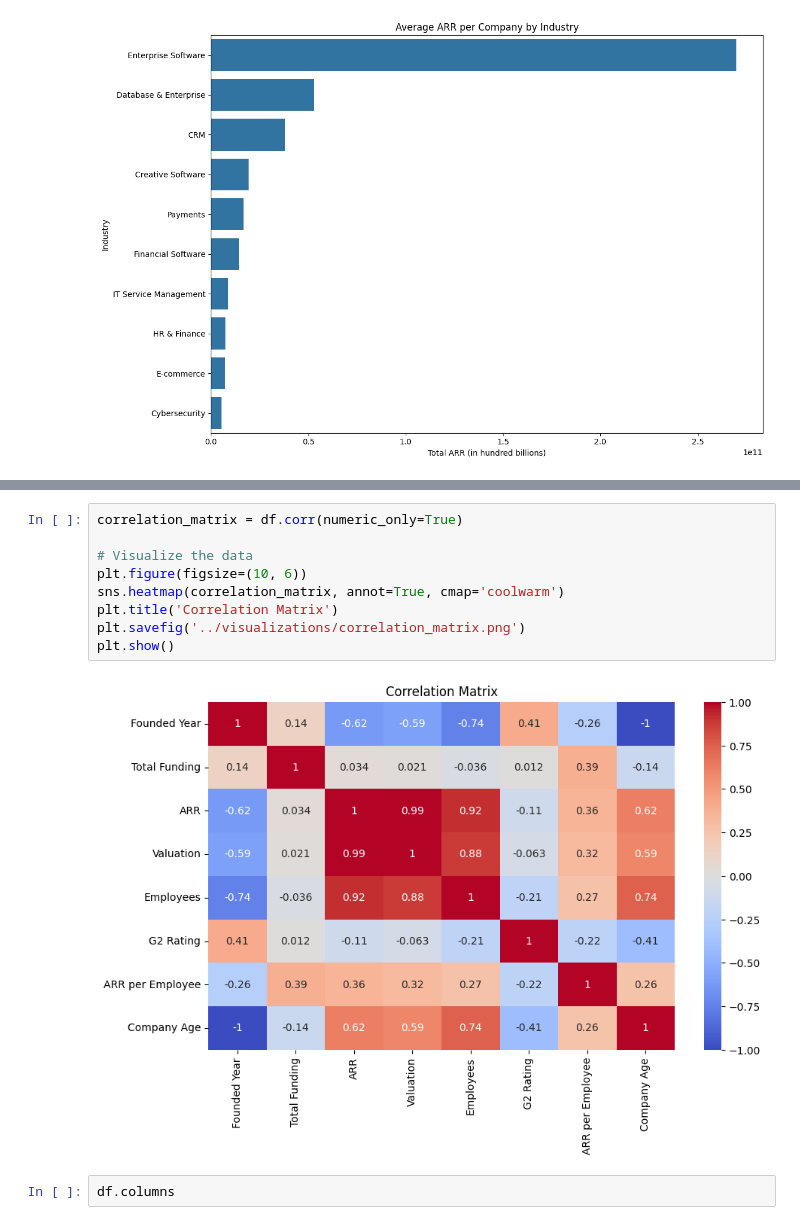
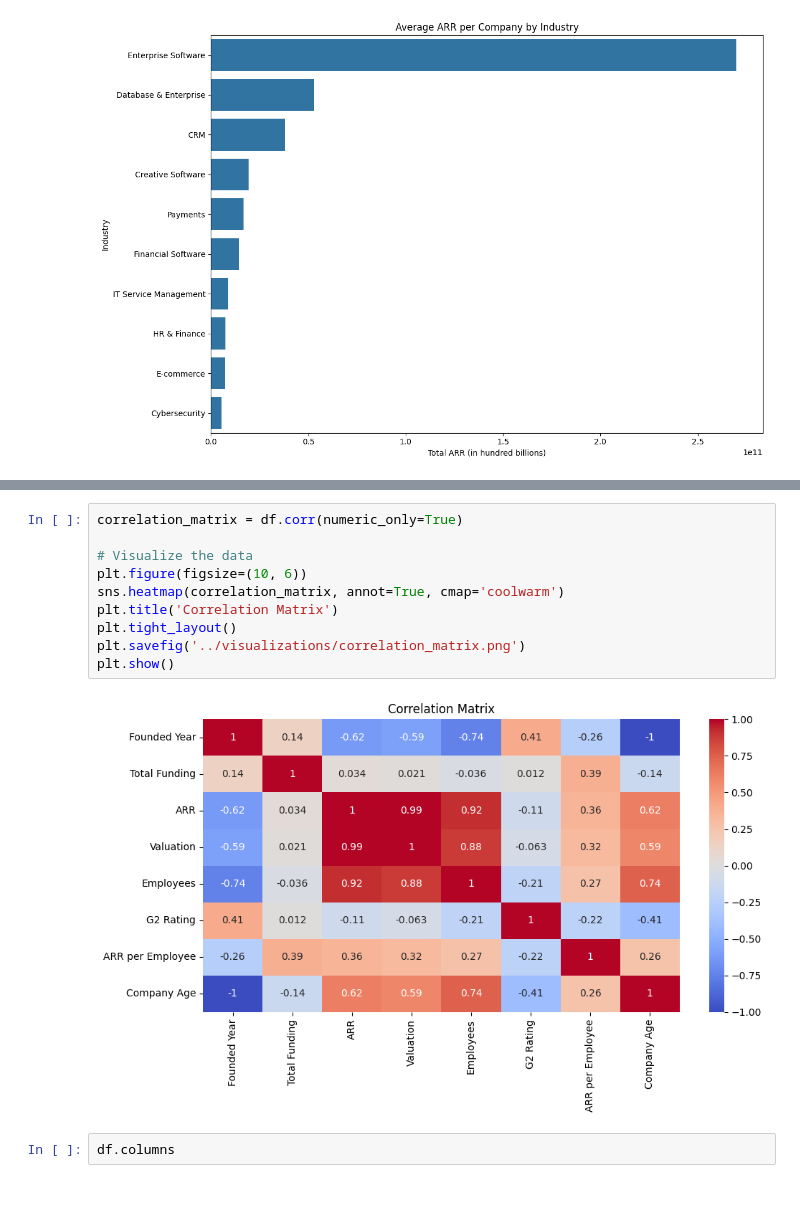
Before and after one commit to denypratamas/saas_data_analysis, a Jupyter notebook: notebook/eda.ipynb, the cells around one changed output, grey strips where cells are left out. Drawn from its saved outputs; the diff is of its cells as text; blank space fills up the shorter version.

```diff
--- a/notebook/eda.ipynb
+++ b/notebook/eda.ipynb
@@ -139,14 +139,15 @@ Name: ARR per Employee, Length: 87, dtype: float64
 # %%
 correlation_matrix = df.corr(numeric_only=True)
 
 # Visualize the data
 plt.figure(figsize=(10, 6))
 sns.heatmap(correlation_matrix, annot=True, cmap='coolwarm')
 plt.title('Correlation Matrix')
+plt.tight_layout()
 plt.savefig('../visualizations/correlation_matrix.png')
 plt.show()
 # %% [output]
-[figure, old version]
+[figure, new version]
 # %%
 df.columns
 # %% [output]
```
Also changed, not shown: parts of 2 cells of this notebook.
